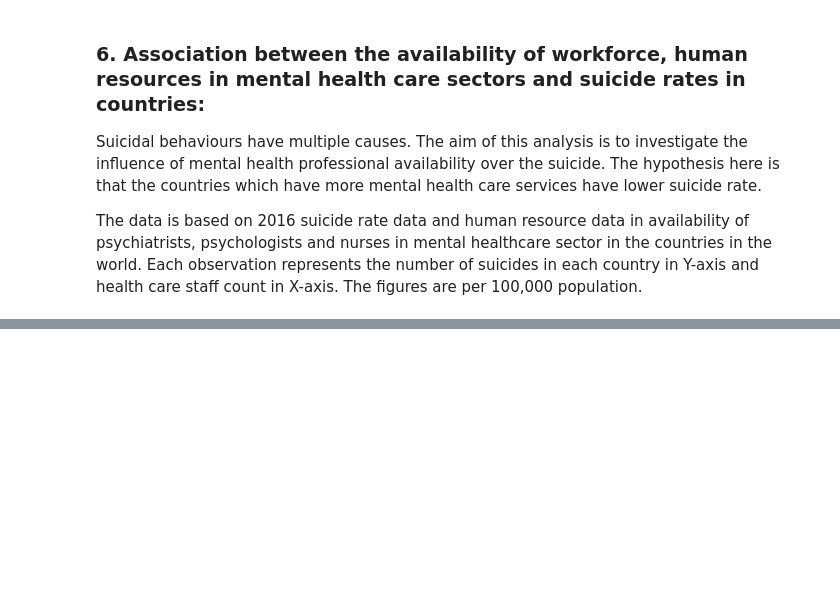
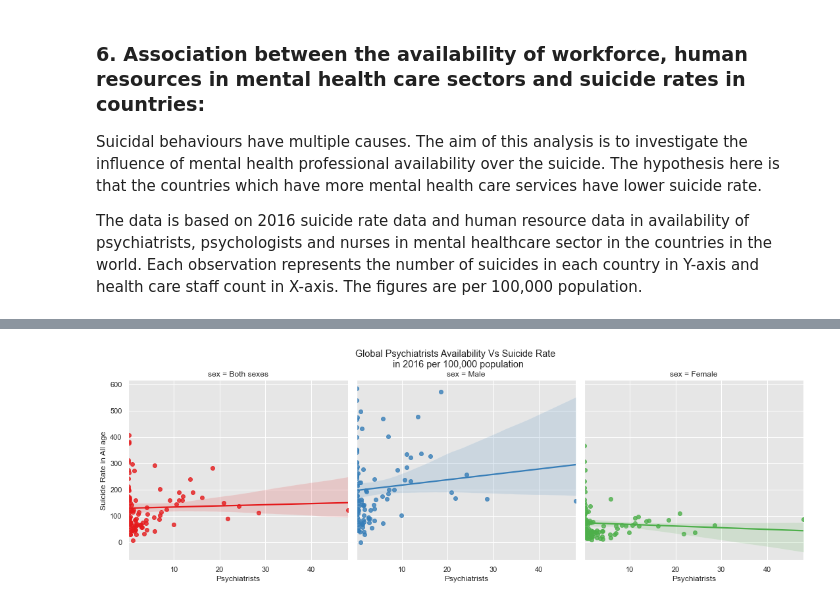
Before and after one commit to mdsi-dsp-at2/eTe-analysis, a Jupyter notebook: analysis/DSP_AT2_MentalHealth_Analysis.ipynb, the cells around one changed output, grey strips where cells are left out. Saved outputs shown, nothing was run; the diff lists cells and outputs as text; code cells hidden in the pictures; blank space fills up the shorter version.

```diff
--- a/analysis/DSP_AT2_MentalHealth_Analysis.ipynb
+++ b/analysis/DSP_AT2_MentalHealth_Analysis.ipynb
@@ -420,0 +564,20 @@ merged_dataframe.head()
+# %%
+# ========= Plotting (1) =========
+#Plotting to visualise the association between Suicide rate of All age and Psychiatrists
+
+# setting style
+sns.set_style("darkgrid", {"axes.facecolor": ".9"})
+
+# https://seaborn.pydata.org/tutorial/aesthetics.html
+# https://seaborn.pydata.org/generated/seaborn.lmplot.html
+
+plot_psy = sns.lmplot(data= merged_dataframe, x="psychiatrists", y= "all_age", palette="Set1", col="sex", hue="sex")
+plot_psy.set_axis_labels("Psychiatrists", "Suicide Rate in All age")
+
+# This is to adjust the axis and display the main title
+# without it, seaborn"s facet titles and the main title are overlapped
+plt.subplots_adjust(top=0.85)
+plot_psy.fig.suptitle("Global Psychiatrists Availability Vs Suicide Rate \n in 2016 per 100,000 population")
+plt.show()
+# %% [output]
+[figure, added]
```
Also changed, not shown: parts of 15 cells of this notebook, 2 other files.
